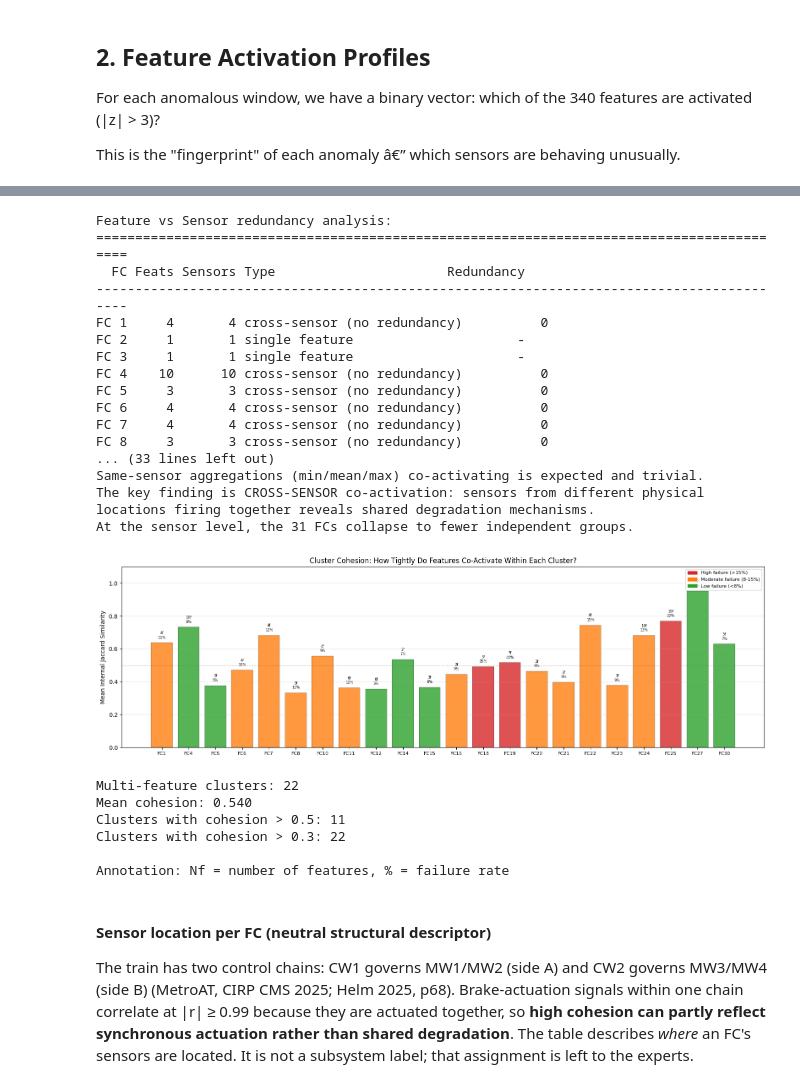
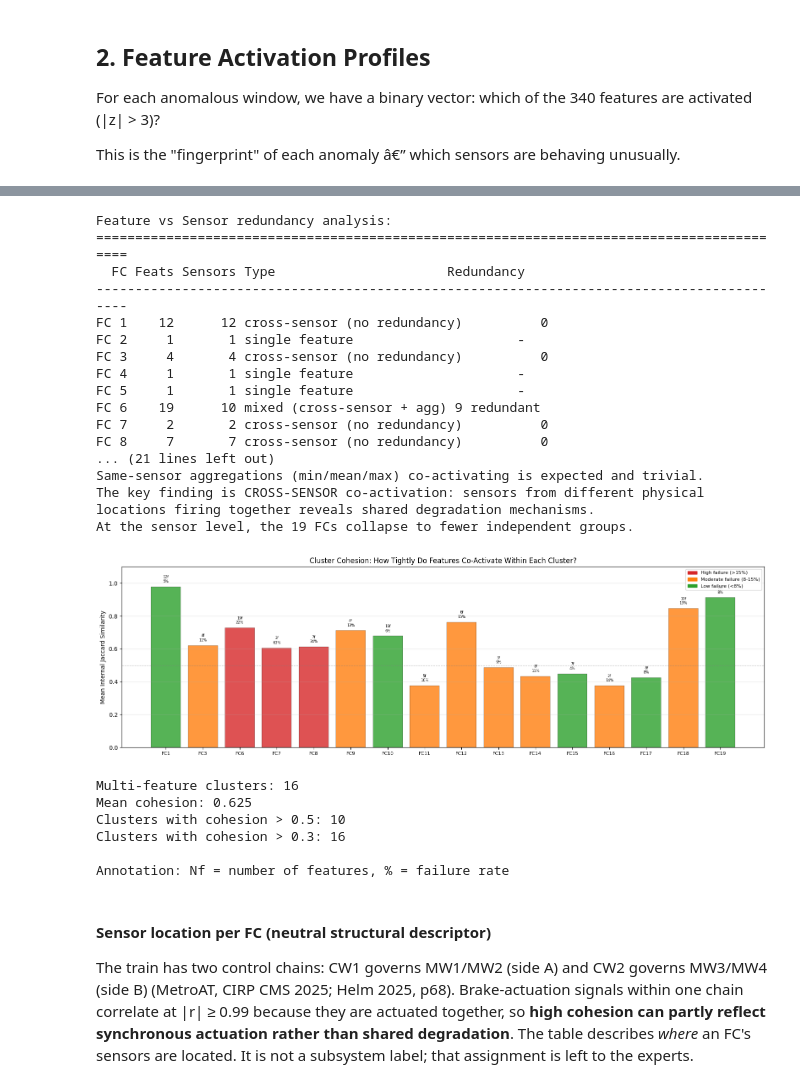
Before and after one commit to Emir515/Kurtulus-thesis, a Jupyter notebook: notebooks/04_anomaly_detection_cluster_analysis.ipynb, the cells around one changed output, grey strips where cells are left out. Saved outputs shown, nothing was run; the diff lists cells and outputs as text; code cells hidden in the pictures.

```diff
--- a/notebooks/04_anomaly_detection_cluster_analysis.ipynb
+++ b/notebooks/04_anomaly_detection_cluster_analysis.ipynb
@@ -554,7 +562,7 @@ CW1_BRAKE_CYLINDER_PRESSURE_BOGIE1                    3116      3/3       min, m
 # Jaccard = |A ∩ B| / |A ∪ B|  (0 = never together, 1 = always together)
 
 top40_feats = feat_freq.head(40).index.tolist()
-act_matrix = anom_activations[top40_feats].values
+act_matrix = anom_fit[top40_feats].values  # train-period anomalous windows (fitting set)
 n_feats_40 = len(top40_feats)
 
 # Compute pairwise Jaccard similarity
@@ -598,6 +608,6 @@ We cluster **features** (not windows) by their co-activation patterns. Features
 # %%
-# Filter to features that are activated in at least 1% of anomalous windows
-min_freq = max(int(len(anom_activations) * 0.01), 2)
+# Filter to features that are activated in at least 1% of the train-period anomalous windows
+min_freq = max(int(len(anom_fit) * 0.01), 2)
 active_feats = feat_freq[feat_freq >= min_freq].index.tolist()
 print(f'Features activated in >= {min_freq} windows: {len(active_feats)} / {len(feature_cols)}')
 # %% [output]
@@ -605,6 +615,6 @@ Features activated in >= 120 windows: 130 / 258
 # %%
 # ── Heuristic A: Jaccard distance on feature co-activation ──
-feat_binary = anom_activations[active_feats].values  # windows x features
+feat_binary = anom_fit[active_feats].values  # train-period windows x features
 feat_dist_jaccard = pdist(feat_binary.T, metric='jaccard')
 Z_feat_a = linkage(feat_dist_jaccard, method='average')
 feat_labels_a = fcluster(Z_feat_a, t=0.7, criterion='distance')
@@ -615,7 +625,7 @@ for f, cl in zip(active_feats, feat_labels_a):
 n_clusters_a = len(heuristic_a)
 
 # ── Heuristic B: Correlation-based clustering ──
-anom_data = all_sup.loc[anom_orig_idx, active_feats]
+anom_data = all_sup.loc[fit_orig_idx, active_feats]
 corr_matrix = anom_data.corr().abs()
 corr_dist = 1 - corr_matrix.values
 np.fill_diagonal(corr_dist, 0)
@@ -725,7 +735,7 @@ for fc in sorted(heuristic_a.keys()):
         pos += len(feats_active)
 
 # Compute Jaccard similarity in cluster order
-act_ordered = anom_activations[fc_order].values
+act_ordered = anom_fit[fc_order].values
 n_f = act_ordered.shape[0]
 n_cols = len(fc_order)
 
@@ -840,25 +850,25 @@ print("Interpretation:")
 print("Same-sensor aggregations (min/mean/max) co-activating is expected and trivial.")
 print("The key finding is CROSS-SENSOR co-activation: sensors from different physical")
 print("locations firing together reveals shared degradation mechanisms.")
-print("At the sensor level, the 31 FCs collapse to fewer independent groups.")
+print(f"At the sensor level, the {len(heuristic_a)} FCs collapse to fewer independent groups.")
 # %% [output]
 Feature vs Sensor redundancy analysis:
 ==========================================================================================
   FC Feats Sensors Type                      Redundancy
 ------------------------------------------------------------------------------------------
-FC 1     4       4 cross-sensor (no redundancy)          0
+FC 1    12      12 cross-sensor (no redundancy)          0
 FC 2     1       1 single feature                     -
-FC 3     1       1 single feature                     -
-FC 4    10      10 cross-sensor (no redundancy)          0
-FC 5     3       3 cross-sensor (no redundancy)          0
-FC 6     4       4 cross-sensor (no redundancy)          0
-FC 7     4       4 cross-sensor (no redundancy)          0
-FC 8     3       3 cross-sensor (no redundancy)          0
-... (33 lines left out)
+FC 3     4       4 cross-sensor (no redundancy)          0
+FC 4     1       1 single feature                     -
+FC 5     1       1 single feature                     -
+FC 6    19      10 mixed (cross-sensor + agg) 9 redundant
+FC 7     2       2 cross-sensor (no redundancy)          0
+FC 8     7       7 cross-sensor (no redundancy)          0
+... (21 lines left out)
 Same-sensor aggregations (min/mean/max) co-activating is expected and trivial.
 The key finding is CROSS-SENSOR co-activation: sensors from different physical
 locations firing together reveals shared degradation mechanisms.
-At the sensor level, the 31 FCs collapse to fewer independent groups.
+At the sensor level, the 19 FCs collapse to fewer independent groups.
 # %%
 # ── Cluster Cohesion: Average Internal Jaccard Similarity per FC ──
 # For each cluster with >= 2 features, compute the mean pairwise Jaccard similarity
@@ -874,7 +884,7 @@ for fc in fc_ids_all:
     if len(feats) < 2:
         continue
 
-    act_sub = anom_activations[feats].values
+    act_sub = anom_fit[feats].values
     n = len(feats)
     jac_vals = []
     for i in range(n):
@@ -903,38 +913,38 @@ for i, (coh, sz, fp) in enumerate(zip(fc_cohesion, fc_sizes, fc_fail_pcts)):
     ax.text(i, coh + 0.02, f'{sz}f\n{fp:.0f}%', ha='center', va='bottom', fontsize=6)
 
 ax.set_xticks(x)
 ax.set_xticklabels(fc_labels_plot, fontsize=8)
 ax.set_ylabel('Mean Internal Jaccard Similarity')
 ax.set_title('Cluster Cohesion: How Tightly Do Features Co-Activate Within Each Cluster?')
 ax.set_ylim(0, 1.1)
 ax.axhline(0.5, color='gray', linestyle='--', linewidth=0.8, alpha=0.5, label='0.5 threshold')
 ax.grid(axis='y', alpha=0.3)
 
 # Legend for colors
 from matplotlib.patches import Patch
 legend_patches = [
     Patch(color='#d62728', label='High failure (>15%)'),
     Patch(color='#ff7f0e', label='Moderate failure (8-15%)'),
     Patch(color='#2ca02c', label='Low failure (<8%)')
 ]
 ax.legend(handles=legend_patches, loc='upper right', fontsize=8)
 
 plt.tight_layout()
 plt.show()
 
 # Summary stats
 print(f'Multi-feature clusters: {len(fc_cohesion)}')
 print(f'Mean cohesion: {np.mean(fc_cohesion):.3f}')
 print(f'Clusters with cohesion > 0.5: {sum(1 for c in fc_cohesion if c > 0.5)}')
 print(f'Clusters with cohesion > 0.3: {sum(1 for c in fc_cohesion if c > 0.3)}')
 print()
 print('Annotation: Nf = number of features, % = failure rate')
 # %% [output]
-[figure, old version]
+[figure, new version]
-Multi-feature clusters: 22
-Mean cohesion: 0.540
-Clusters with cohesion > 0.5: 11
-Clusters with cohesion > 0.3: 22
+Multi-feature clusters: 16
+Mean cohesion: 0.625
+Clusters with cohesion > 0.5: 10
+Clusters with cohesion > 0.3: 16
 
 Annotation: Nf = number of features, % = failure rate
 # %% [markdown]
```
Also changed, not shown: parts of 20 cells of this notebook, 5 other files.
